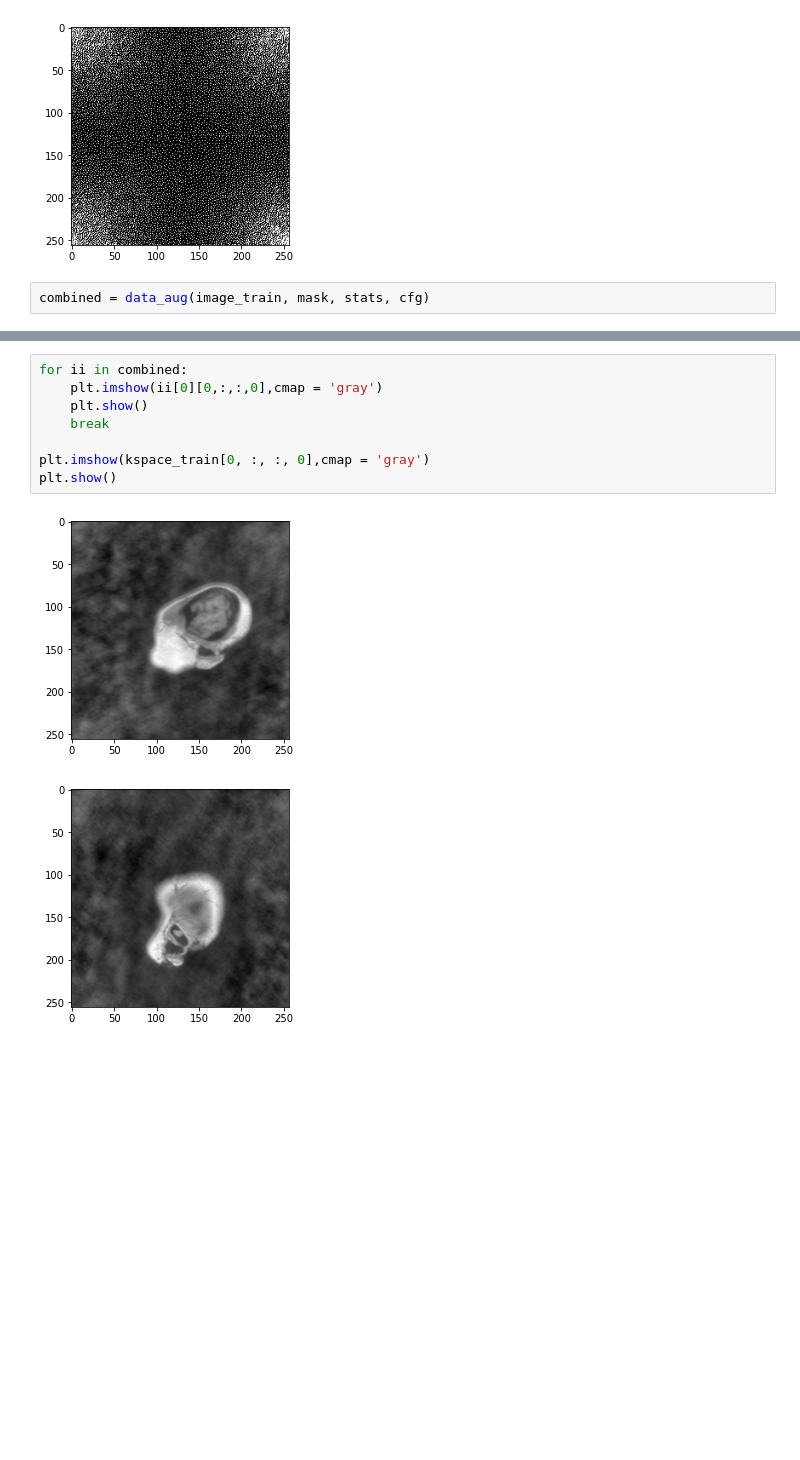
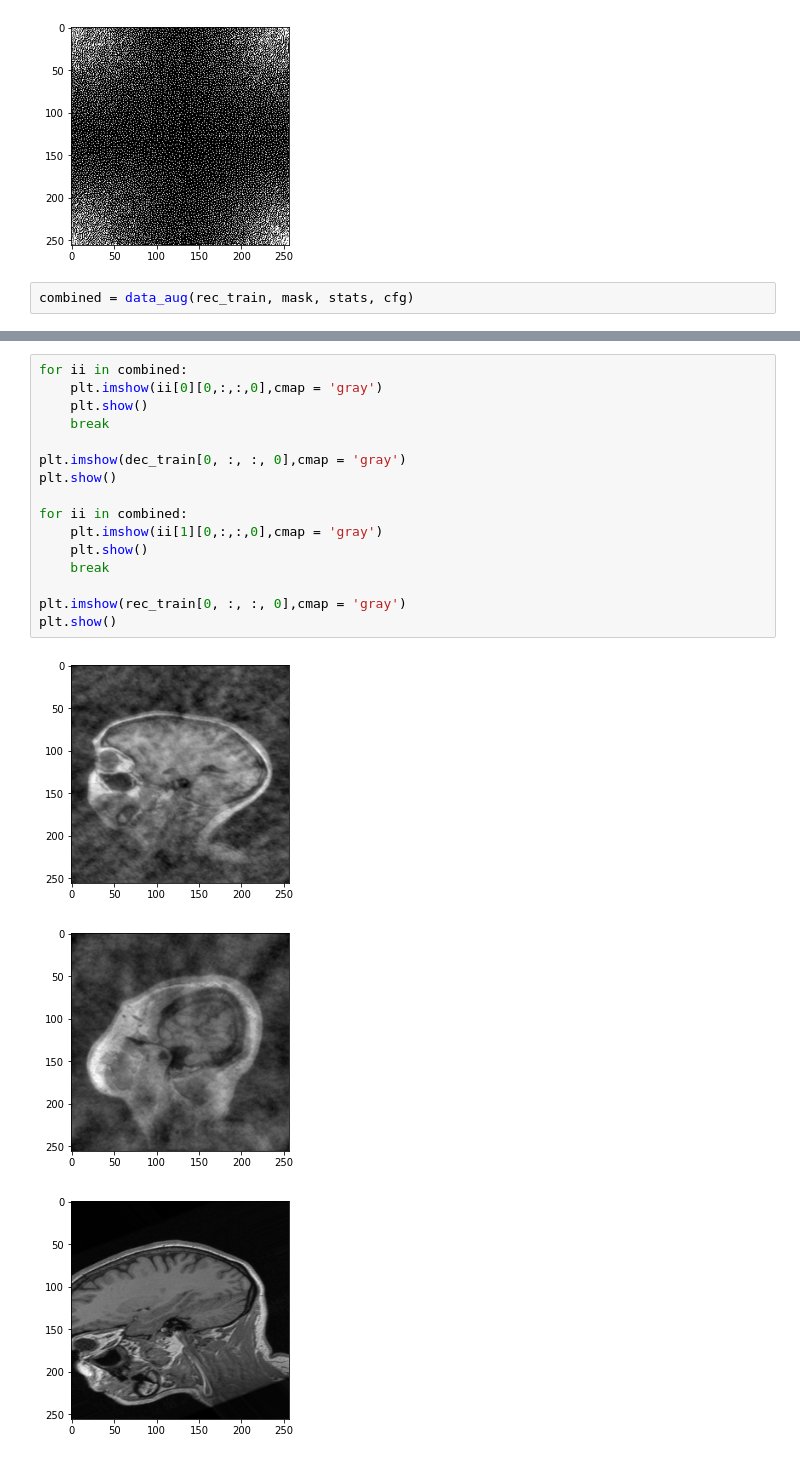
Before and after one commit to DuncanB6/U-NetCompare, a Jupyter notebook: gen_test.ipynb, the cells around one changed output, grey strips where cells are left out. Drawn from its saved outputs; the diff is of its cells as text; blank space fills up the shorter version.

```diff
--- a/gen_test.ipynb
+++ b/gen_test.ipynb
@@ -36,5 +36,5 @@ plt.show()
 # %% [output]
 [figure]
 # %%
-combined = data_aug(image_train, mask, stats, cfg)
+combined = data_aug(rec_train, mask, stats, cfg)
 # %% [markdown]
@@ -86,11 +90,20 @@ for ii in combined:
 # %%
 for ii in combined:
     plt.imshow(ii[0][0,:,:,0],cmap = 'gray')
     plt.show()
     break
 
-plt.imshow(kspace_train[0, :, :, 0],cmap = 'gray')
+plt.imshow(dec_train[0, :, :, 0],cmap = 'gray')
 plt.show()
+
+for ii in combined:
+    plt.imshow(ii[1][0,:,:,0],cmap = 'gray')
+    plt.show()
+    break
+
+plt.imshow(rec_train[0, :, :, 0],cmap = 'gray')
+plt.show()
 # %% [output]
-[figure, old version]
+[figure, new version]
-[figure, old version]
+[figure, new version]
+[figure, added]
```
Also changed, not shown: parts of 5 cells of this notebook, 5 other files.
